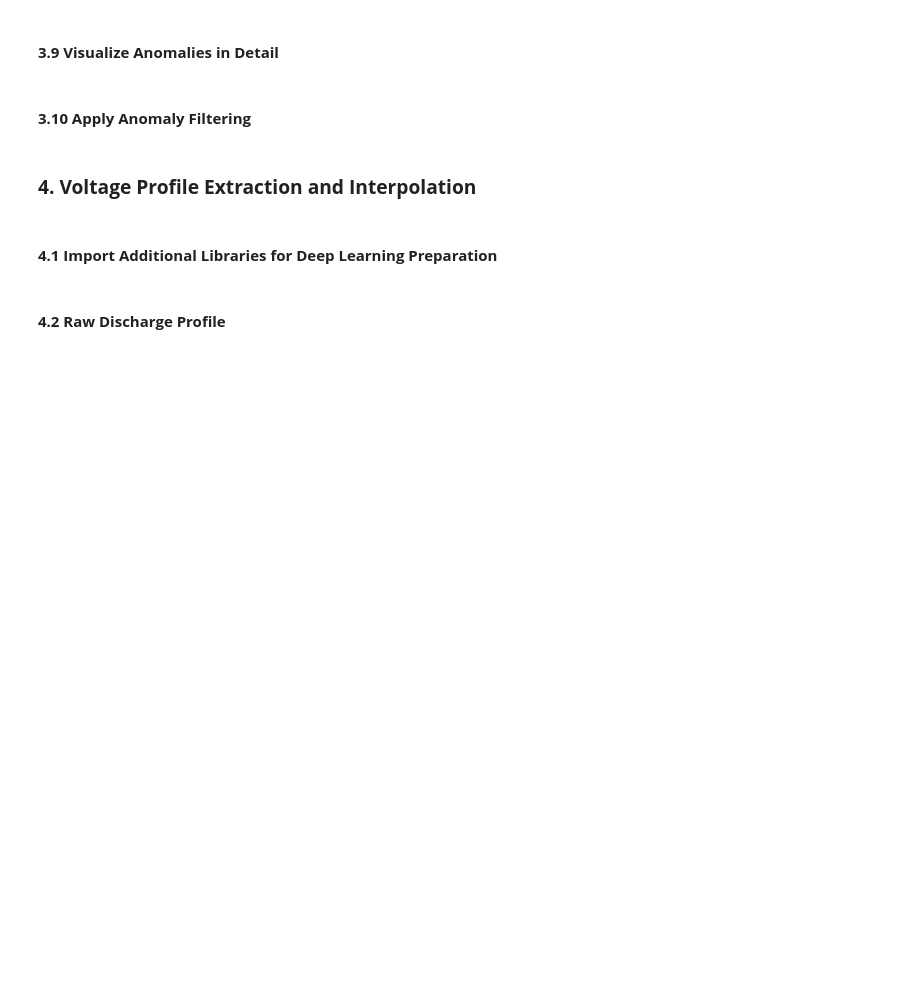
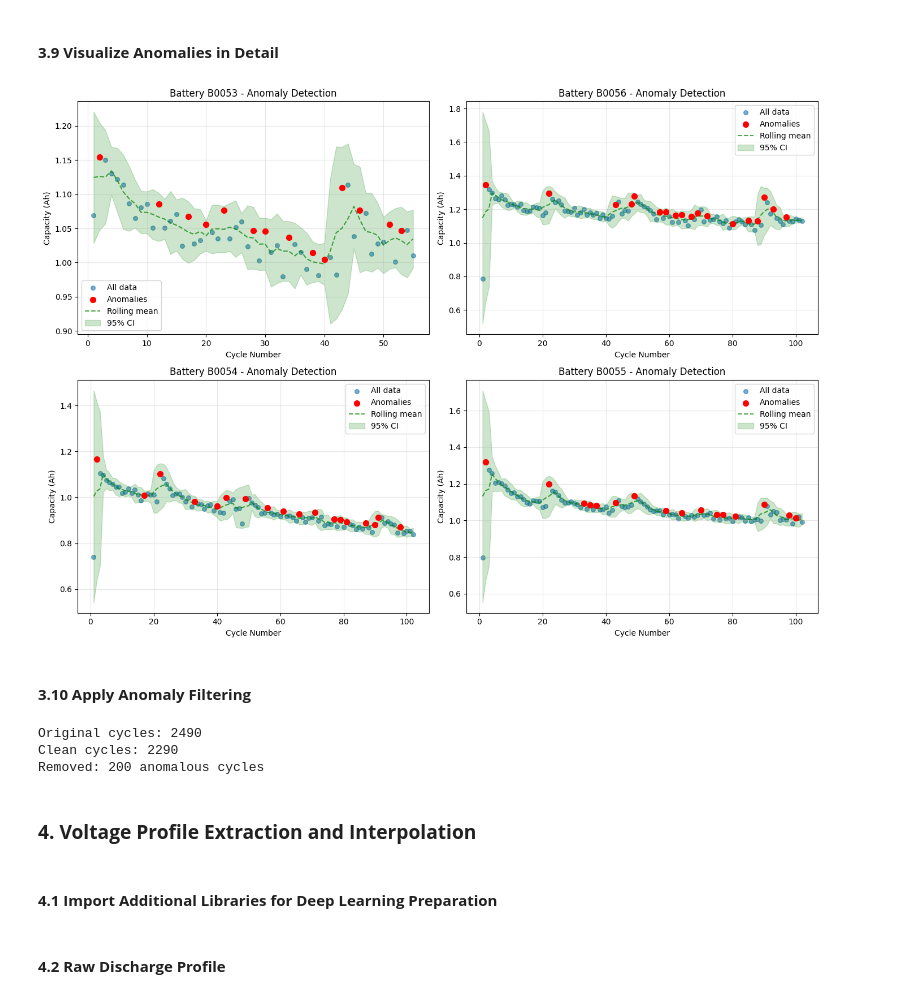
Before and after one commit to 1bytess/battery-soh-prediction, a Jupyter notebook: SoH_Prediction.ipynb, the cells around one changed output. Drawn from its saved outputs; the diff is of its cells as text; code cells hidden in the pictures; blank space fills up the shorter version.

```diff
--- a/SoH_Prediction.ipynb
+++ b/SoH_Prediction.ipynb
@@ -606,8 +846,8 @@ for bat in excluded_batteries:
 #### **3.8 Anomaly Detection and Visualization**
 # %%
 def detect_capacity_anomalies(battery_data: pd.DataFrame,
-                             max_increase: float = 0.1,
-                             max_decrease: float = 0.3,
+                             max_increase: float = 0.02,
+                             max_decrease: float = 0.15,
                              rolling_window: int = 5) -> pd.DataFrame:
     """
     Detect anomalies in capacity degradation
@@ -662,6 +902,20 @@ for battery_id in discharge_features_refined['battery_id'].unique():
 
 anomaly_df = pd.DataFrame(anomaly_summary).sort_values('anomaly_percentage', ascending=False)
 
+def classify_battery_health(anomaly_df):
+    """Classify batteries by health quality for IEEE reporting"""
+    conditions = [
+        (anomaly_df['anomaly_percentage'] <= 5),
+        (anomaly_df['anomaly_percentage'] <= 10),
+        (anomaly_df['anomaly_percentage'] <= 20),
+        (anomaly_df['anomaly_percentage'] > 20)
+    ]
+    choices = ['Excellent', 'Good', 'Fair', 'Poor']
+    anomaly_df['health_grade'] = np.select(conditions, choices)
+    return anomaly_df
+
+classify_battery_health(anomaly_df)
+
 print("Battery Anomaly Analysis:")
 print("=" * 80)
 display(anomaly_df.head(10))
@@ -680,39 +948,47 @@ for idx, battery_id in enumerate(problematic_batteries):
     ].copy()
     battery_data = detect_capacity_anomalies(battery_data)
 
     ax = axes[idx]
 
     # Plot all points
     ax.scatter(battery_data['cycle_number'],
               battery_data['calculated_capacity'],
               alpha=0.6, s=30, label='All data')
 
     # Highlight anomalies
     anomalies = battery_data[battery_data['is_anomaly']]
     ax.scatter(anomalies['cycle_number'],
               anomalies['calculated_capacity'],
               color='red', s=50, label='Anomalies', zorder=5)
 
     # Plot rolling mean
     ax.plot(battery_data['cycle_number'],
            battery_data['capacity_rolling_mean'],
            'g--', alpha=0.7, label='Rolling mean')
 
+    # Add confidence intervals to rolling mean
+    ax.fill_between(battery_data['cycle_number'],
+                    battery_data['capacity_rolling_mean'] - 2*battery_data['capacity_rolling_std'],
+                    battery_data['capacity_rolling_mean'] + 2*battery_data['capacity_rolling_std'],
+                    alpha=0.2, color='green', label='95% CI')
+
     ax.set_xlabel('Cycle Number')
     ax.set_ylabel('Capacity (Ah)')
     ax.set_title(f'Battery {battery_id} - Anomaly Detection')
     ax.legend()
     ax.grid(True, alpha=0.3)
 
 plt.tight_layout()
 plt.savefig(os.path.join(PLOT_DIR, 'anomaly_detection.png'))
 plt.show()
+# %% [output]
+[figure, added]
 # %% [markdown]
 #### **3.10 Apply Anomaly Filtering**
 # %%
 def filter_anomalous_cycles(features_df: pd.DataFrame,
-                          max_increase: float = 0.1,
-                          max_decrease: float = 0.3) -> pd.DataFrame:
+                          max_increase: float = 0.02,
+                          max_decrease: float = 0.15) -> pd.DataFrame:
     """
     Filter out anomalous cycles from the dataset
     """
@@ -742,6 +1018,10 @@ discharge_features_clean = filter_anomalous_cycles(discharge_features_refined)
 print(f"Original cycles: {len(discharge_features_refined)}")
 print(f"Clean cycles: {len(discharge_features_clean)}")
 print(f"Removed: {len(discharge_features_refined) - len(discharge_features_clean)} anomalous cycles")
+# %% [output]
+Original cycles: 2490
+Clean cycles: 2290
+Removed: 200 anomalous cycles
 # %% [markdown]
 ### **4. Voltage Profile Extraction and Interpolation**
 # %% [markdown]
```
Also changed, not shown: parts of 75 cells of this notebook, 38 other files.
